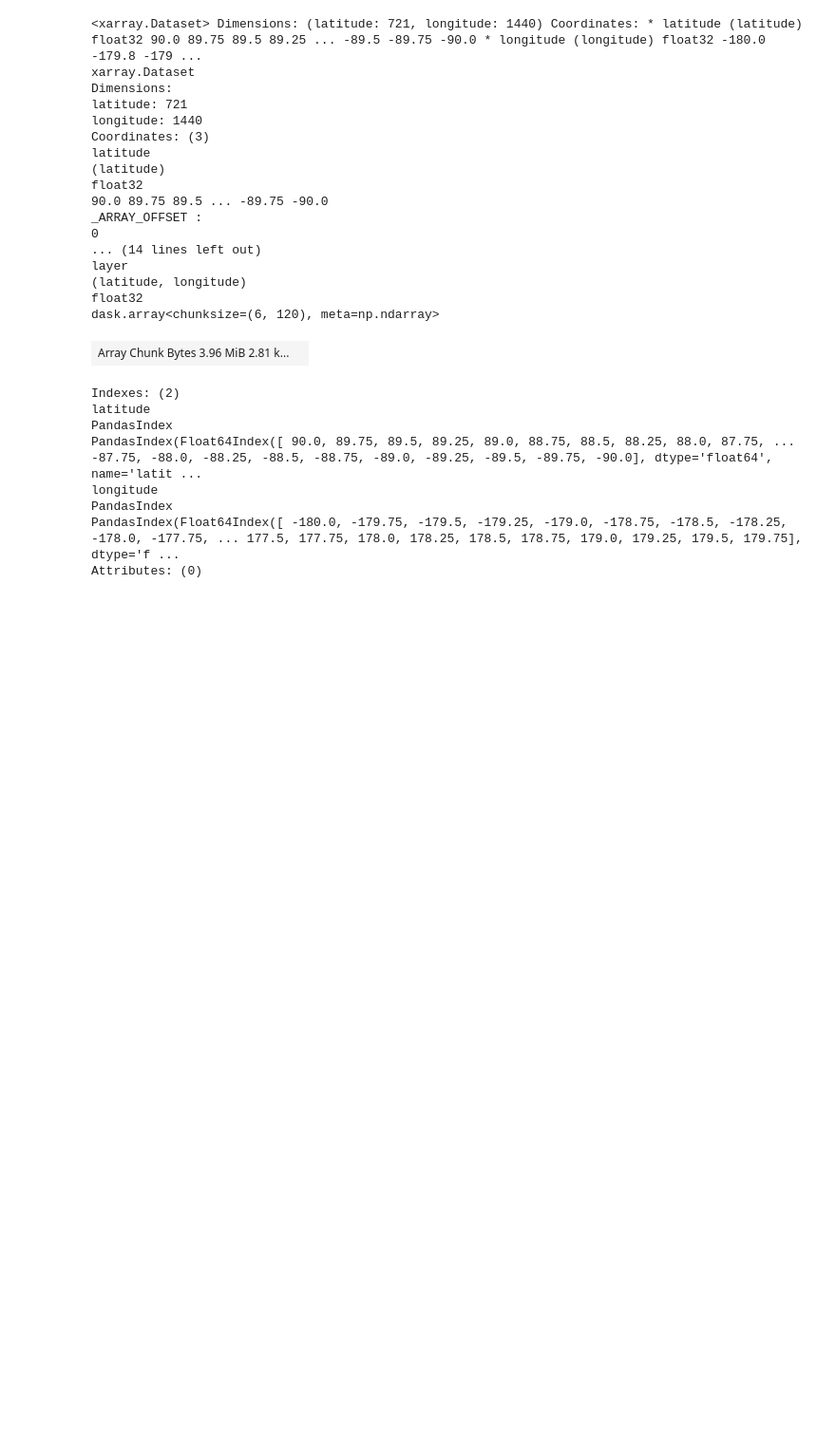
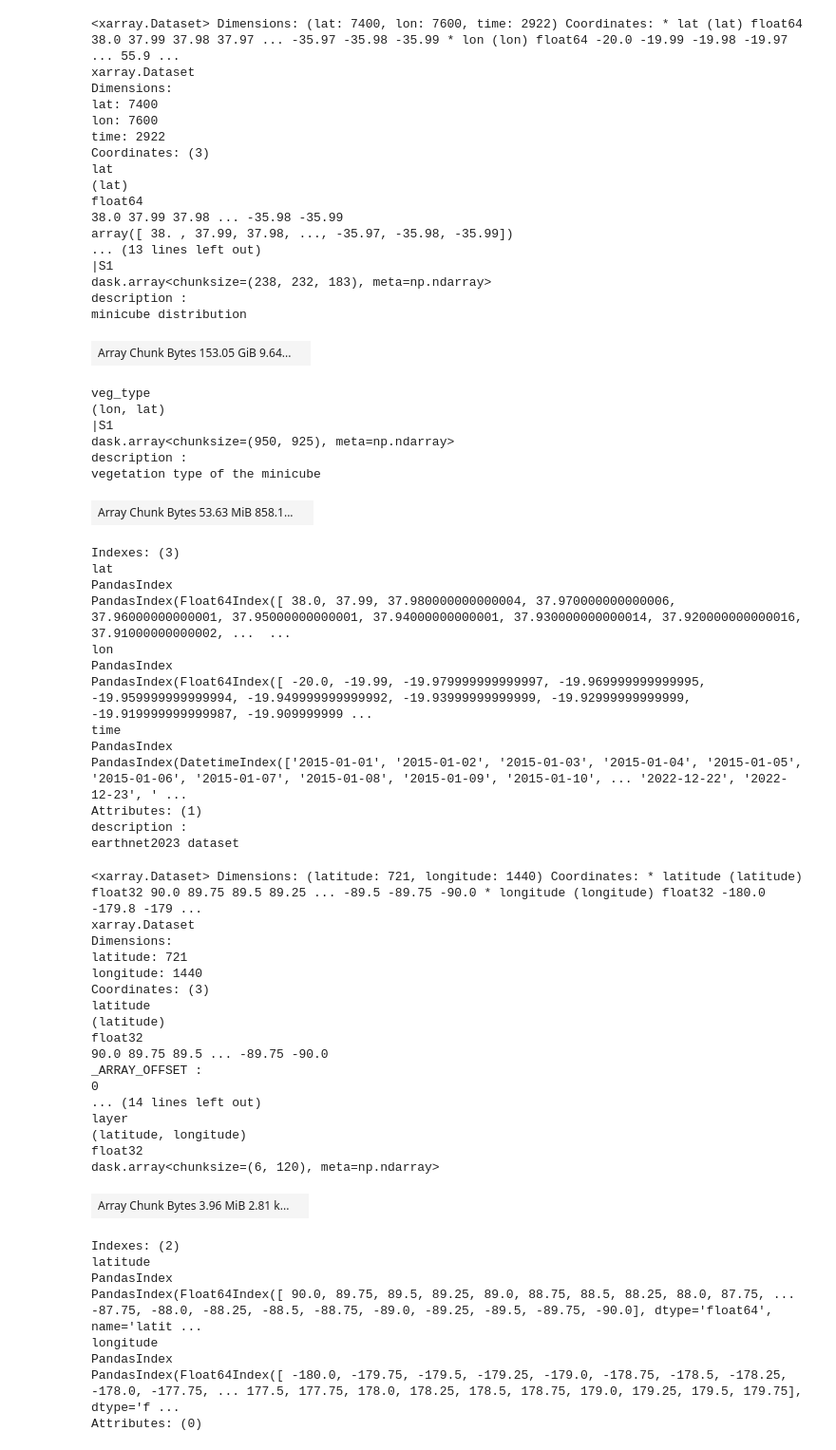
Before and after one commit to earthnet2021/earthnet-models-pytorch, a Jupyter notebook: Data_analysis/deep_extremes.ipynb, the cells around one changed output. Shown at 95% size. Drawn from its saved outputs; the diff is of its cells as text; code cells hidden in the pictures; blank space fills up the shorter version.

Commit message:
zarr file computation for earthnet distribution

```diff
--- a/Data_analysis/deep_extremes.ipynb
+++ b/Data_analysis/deep_extremes.ipynb
@@ -8,6 +8,50 @@ def longitudetocoords(x):
 
 def coordstolongitude(x):
        return ((x + 180) % 360) - 180
+# %%
+import xarray as xr
+data = xr.open_zarr("/Net/Groups/BGI/scratch/crobin/PythonProjects/EarthNet/earthnet2023_veg_type.zarr")
+# %%
+data
+# %% [output]
+<xarray.Dataset> Dimensions: (lat: 7400, lon: 7600, time: 2922) Coordinates: * lat (lat) float64 38.0 37.99 37.98 37.97 ... -35.97 -35.98 -35.99 * lon (lon) float64 -20.0 -19.99 -19.98 -19.97 ... 55.9 ...
+xarray.Dataset
+Dimensions:
+lat: 7400
+lon: 7600
+time: 2922
+Coordinates: (3)
+lat
+(lat)
+float64
+38.0 37.99 37.98 ... -35.98 -35.99
+array([ 38. , 37.99, 37.98, ..., -35.97, -35.98, -35.99])
+... (13 lines left out)
+|S1
+dask.array<chunksize=(238, 232, 183), meta=np.ndarray>
+description :
+minicube distribution
+| Array Chunk Bytes 153.05 GiB 9.64... |  |
+veg_type
+(lon, lat)
+|S1
+dask.array<chunksize=(950, 925), meta=np.ndarray>
+description :
+vegetation type of the minicube
+| Array Chunk Bytes 53.63 MiB 858.1... |  |
+Indexes: (3)
+lat
+PandasIndex
+PandasIndex(Float64Index([ 38.0, 37.99, 37.980000000000004, 37.970000000000006, 37.96000000000001, 37.95000000000001, 37.94000000000001, 37.930000000000014, 37.920000000000016, 37.91000000000002, ...  ...
+lon
+PandasIndex
+PandasIndex(Float64Index([ -20.0, -19.99, -19.979999999999997, -19.969999999999995, -19.959999999999994, -19.949999999999992, -19.93999999999999, -19.92999999999999, -19.919999999999987, -19.909999999 ...
+time
+PandasIndex
+PandasIndex(DatetimeIndex(['2015-01-01', '2015-01-02', '2015-01-03', '2015-01-04', '2015-01-05', '2015-01-06', '2015-01-07', '2015-01-08', '2015-01-09', '2015-01-10', ... '2022-12-22', '2022-12-23', ' ...
+Attributes: (1)
+description :
+earthnet2023 dataset
 # %%
 dsc = data.sel(time="2021-03-01").roll(longitude = 180*4, roll_coords=True)
 dscc = dsc.assign_coords(longitude = coordstolongitude(dsc.longitude))
```
Also changed, not shown: 3 other files.
